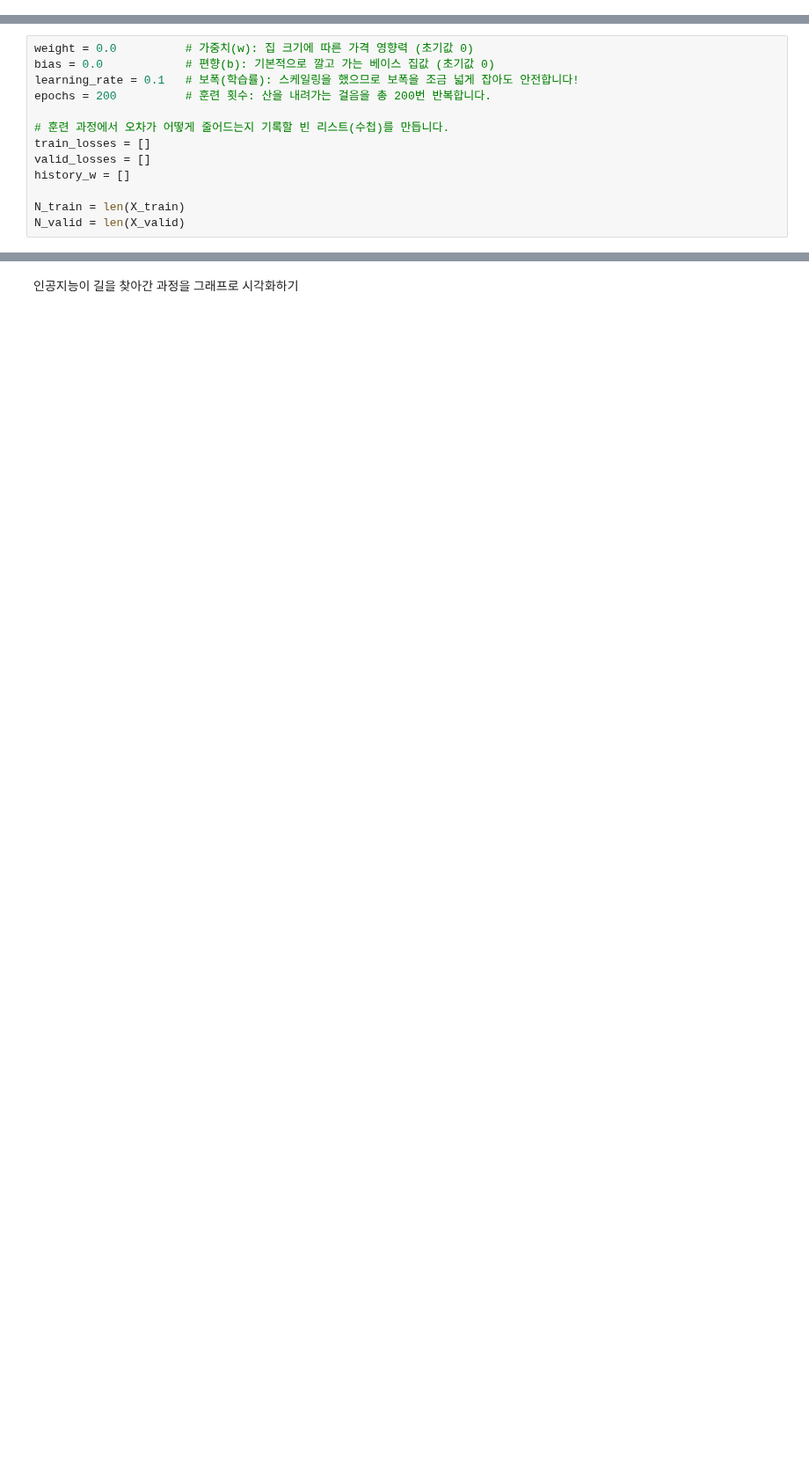
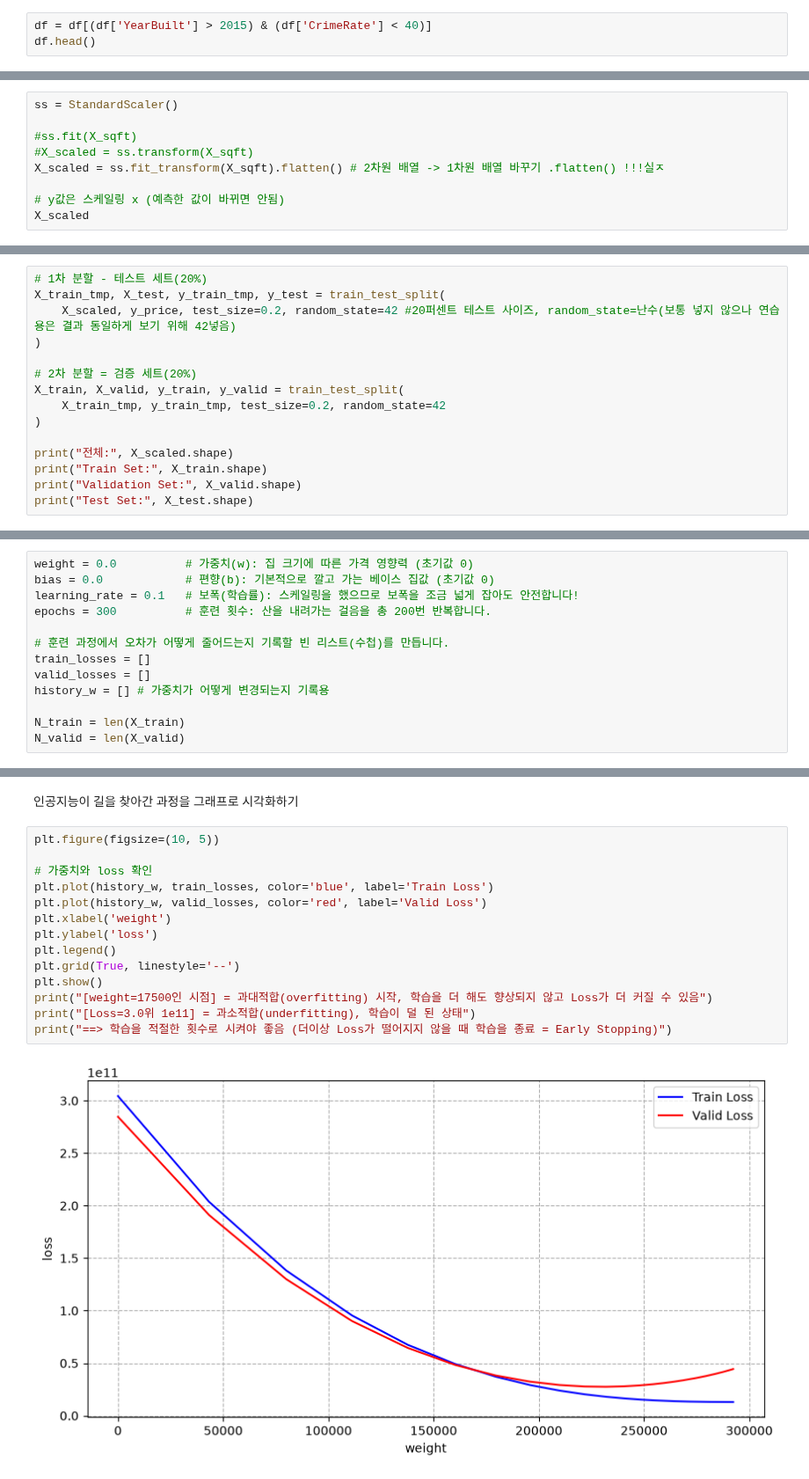
Before and after one commit to mjlee0914/ax_study, a Jupyter notebook: 04_MACHINE_LEARNING/src/04_machine_learning/chapter02/02.ipynb, the cells around one changed output, grey strips where cells are left out. Shown at 88% size. Saved outputs shown, nothing was run; the diff lists cells and outputs as text; blank space fills up the shorter version.

```diff
--- a/04_MACHINE_LEARNING/src/04_machine_learning/chapter02/02.ipynb
+++ b/04_MACHINE_LEARNING/src/04_machine_learning/chapter02/02.ipynb
@@ -10,2 +271,5 @@
 # %% [markdown]
 데이터 전처리: 최근 데이터 + 범죄율이 낮은 데이터로 필터링
+# %%
+df = df[(df['YearBuilt'] > 2015) & (df['CrimeRate'] < 40)]
+df.head()
@@ -15,0 +297,9 @@
+# %%
+ss = StandardScaler()
+
+#ss.fit(X_sqft)
+#X_scaled = ss.transform(X_sqft)
+X_scaled = ss.fit_transform(X_sqft).flatten() # 2차원 배열 -> 1차원 배열 바꾸기 .flatten() !!!실ㅈ
+
+# y값은 스케일링 x (예측한 값이 바뀌면 안됨)
+X_scaled
@@ -16,2 +313,17 @@
 # %% [markdown]
 데이터 쪼개기 (Train 60%, Valid 20%, Test 20%)
+# %%
+# 1차 분할 - 테스트 세트(20%)
+X_train_tmp, X_test, y_train_tmp, y_test = train_test_split(
+    X_scaled, y_price, test_size=0.2, random_state=42 #20퍼센트 테스트 사이즈, random_state=난수(보통 넣지 않으나 연습용은 결과 동일하게 보기 위해 42넣음)
+)
+
+# 2차 분할 = 검증 세트(20%)
+X_train, X_valid, y_train, y_valid = train_test_split(
+    X_train_tmp, y_train_tmp, test_size=0.2, random_state=42
+)
+
+print("전체:", X_scaled.shape)
+print("Train Set:", X_train.shape)
+print("Validation Set:", X_valid.shape)
+print("Test Set:", X_test.shape)
@@ -23,12 +340,12 @@
 weight = 0.0          # 가중치(w): 집 크기에 따른 가격 영향력 (초기값 0)
 bias = 0.0            # 편향(b): 기본적으로 깔고 가는 베이스 집값 (초기값 0)
 learning_rate = 0.1   # 보폭(학습률): 스케일링을 했으므로 보폭을 조금 넓게 잡아도 안전합니다!
-epochs = 200          # 훈련 횟수: 산을 내려가는 걸음을 총 200번 반복합니다.
+epochs = 300          # 훈련 횟수: 산을 내려가는 걸음을 총 200번 반복합니다.
 
 # 훈련 과정에서 오차가 어떻게 줄어드는지 기록할 빈 리스트(수첩)를 만듭니다.
 train_losses = []
 valid_losses = []
-history_w = []
+history_w = [] # 가중치가 어떻게 변경되는지 기록용
 
 N_train = len(X_train)
 N_valid = len(X_valid)
@@ -59,2 +407,18 @@ for epoch in range(epochs):
 # %% [markdown]
 인공지능이 길을 찾아간 과정을 그래프로 시각화하기
+# %%
+plt.figure(figsize=(10, 5))
+
+# 가중치와 loss 확인
+plt.plot(history_w, train_losses, color='blue', label='Train Loss')
+plt.plot(history_w, valid_losses, color='red', label='Valid Loss')
+plt.xlabel('weight')
+plt.ylabel('loss')
+plt.legend()
+plt.grid(True, linestyle='--')
+plt.show()
+print("[weight=17500인 시점] = 과대적합(overfitting) 시작, 학습을 더 해도 향상되지 않고 Loss가 더 커질 수 있음")
+print("[Loss=3.0위 1e11] = 과소적합(underfitting), 학습이 덜 된 상태")
+print("==> 학습을 적절한 횟수로 시켜야 좋음 (더이상 Loss가 떨어지지 않을 때 학습을 종료 = Early Stopping)")
+# %% [output]
+[figure, added]
```
Also changed, not shown: parts of 29 cells of this notebook, 2 other files.
